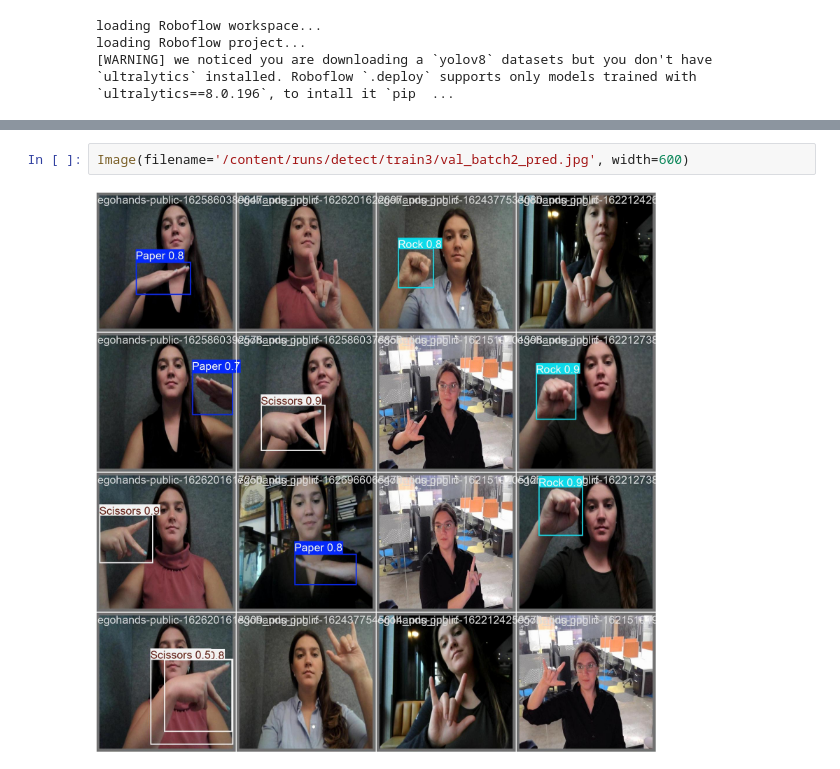
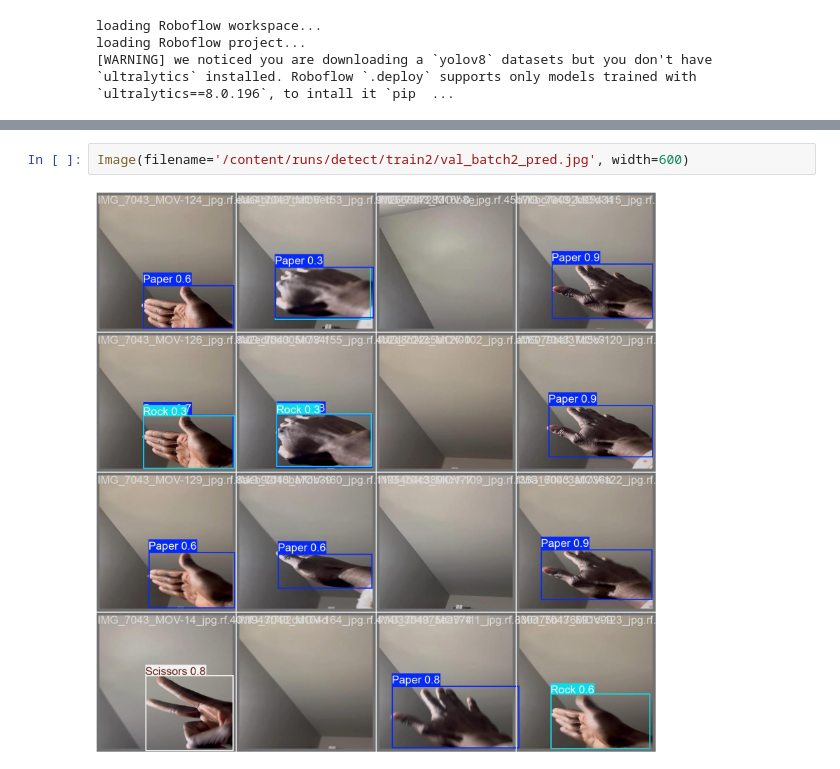
Before and after one commit to ZerXXX0/CV-hand-gesture-recognition-rock-paper-scissor, a Jupyter notebook: Rock_Paper_Scissor.ipynb, the cells around one changed output, grey strips where cells are left out. Cells and saved outputs as stored; diff of their text form.

```diff
--- a/Rock_Paper_Scissor.ipynb
+++ b/Rock_Paper_Scissor.ipynb
@@ -78,6 +78,6 @@ Image(filename='/content/runs/detect/train3/confusion_matrix.png', width=600)
 # %% [output]
 [figure]
 # %%
-Image(filename='/content/runs/detect/train3/val_batch2_pred.jpg', width=600)
+Image(filename='/content/runs/detect/train2/val_batch2_pred.jpg', width=600)
 # %% [output]
-[figure, old version]
+[figure, new version]
```
Also changed, not shown: parts of 6 cells of this notebook.
